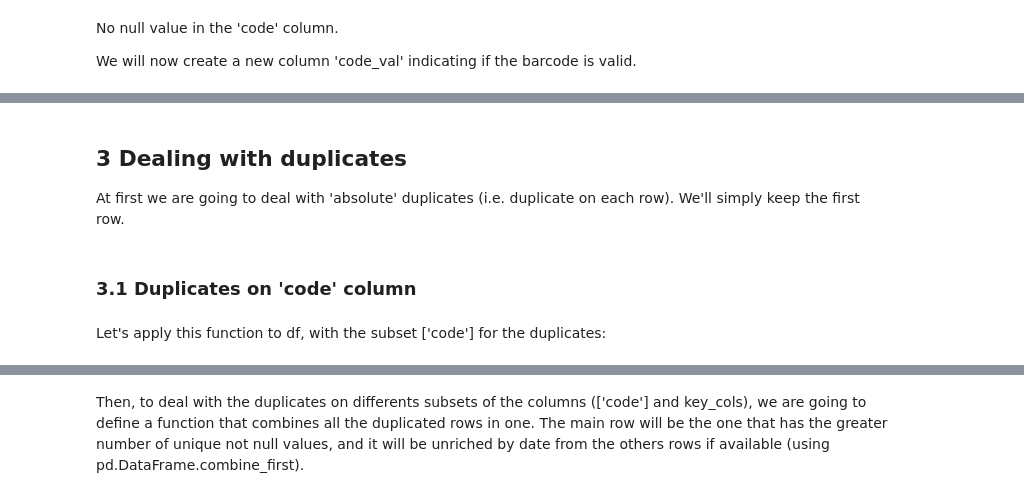
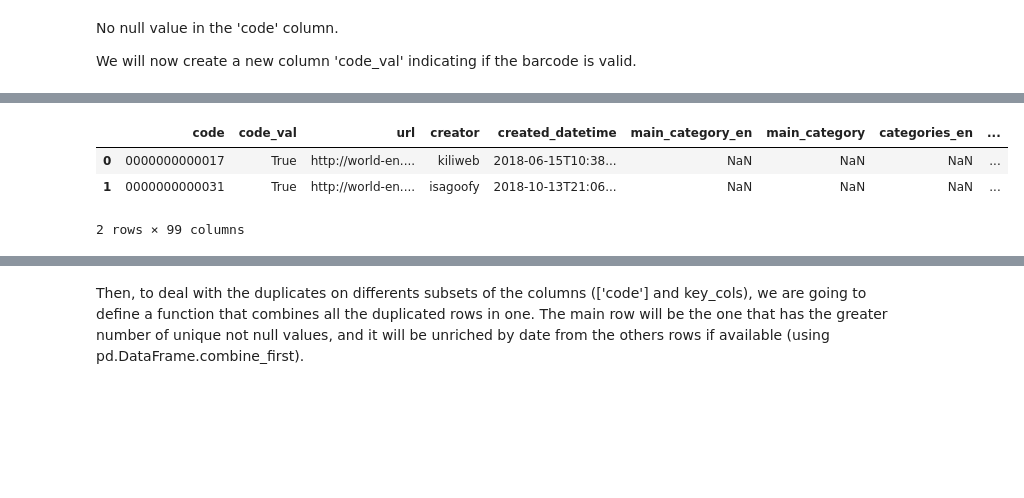
Before and after one commit to SmellyArmure/OC_DS_Project3, a Jupyter notebook: NOTEBOOKS/P3_Cleaning_1.ipynb, the cells around one changed output, grey strips where cells are left out. Drawn from its saved outputs; the diff is of its cells as text; code cells hidden in the pictures; blank space fills up the shorter version.

```diff
--- a/NOTEBOOKS/P3_Cleaning_1.ipynb
+++ b/NOTEBOOKS/P3_Cleaning_1.ipynb
@@ -370,7 +377,8 @@ def move_cat_containing(my_index, strings, order):
     return my_index
 
   for s in strings:
-    idx_sel += [i for i,x in enumerate(index) if x in index[index.str.contains(s)]]
+    idx_sel += [i for i,x in enumerate(index)\
+             if x in index[index.str.contains(s)]]
   to_move = index[idx_sel]
   rank = max(idx_sel)
   mod_index = index.drop(to_move)
@@ -937,14 +696,0 @@ Let's now merge the new features in df.
-# %%
-# Merging df_e with df, reordering the columns
-print("df before: ", df.shape,
-      " | df_e: \n", df_e.shape)
-df = df.merge(df_e[[XXXXXXXXXXXXXXXXXXXXXXXXXX]],
-                      how = 'left',  left_index=True, right_index=True)
-df = df.rename(columns = {'XXXXX':'XXXXXX',
-                          'XXXXX':'XXXXXXXX',
-                          'XXXXX':'XXXX'})
-df = df.reindex(columns=move_cat_containing(df.columns,['energy'], 'first'))
-print("df after: \n", df.shape)
-# Showing df shape and column order
-for i,c in enumerate(df.columns):
-  print('\n'+c, end=' | ') if (i) % 6 == 0  else print(c, end=' | ')
@@ -962,3 +696,0 @@ df before:  (1366025, 99)  | df_q:
-# %% [markdown]
-## 3 Dealing with duplicates
-At first we are going to deal with 'absolute' duplicates (i.e. duplicate on each row). We'll simply keep the first row.
@@ -994,4 +697,7 @@ def comb_dup_rows(df, cols):
-# %% [markdown]
-### 3.1 Duplicates on 'code' column
-# %% [markdown]
-Let's apply this function to df, with the subset ['code'] for the duplicates:
+# %%
+df.head(2)
+# %% [output]
+|  | code | code_val | url | creator | created_datetime | main_category_en | main_category | categories_en | ... |
+| 0 | 0000000000017 | True | http://world-en.... | kiliweb | 2018-06-15T10:38... | NaN | NaN | NaN | ... |
+| 1 | 0000000000031 | True | http://world-en.... | isagoofy | 2018-10-13T21:06... | NaN | NaN | NaN | ... |
+2 rows × 99 columns
```
Also changed, not shown: parts of 123 cells of this notebook, 5 other files.
